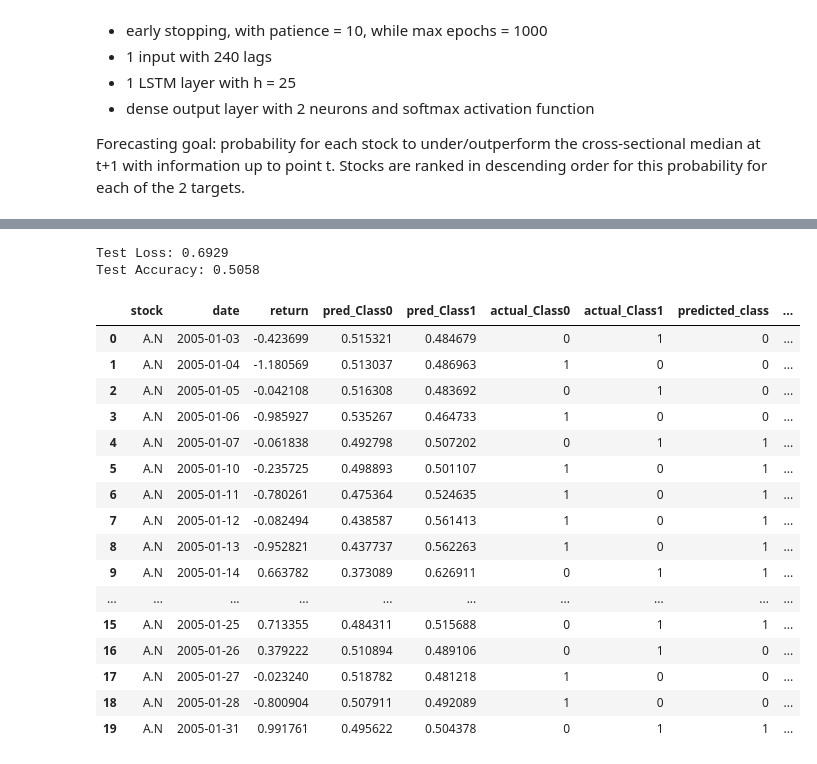
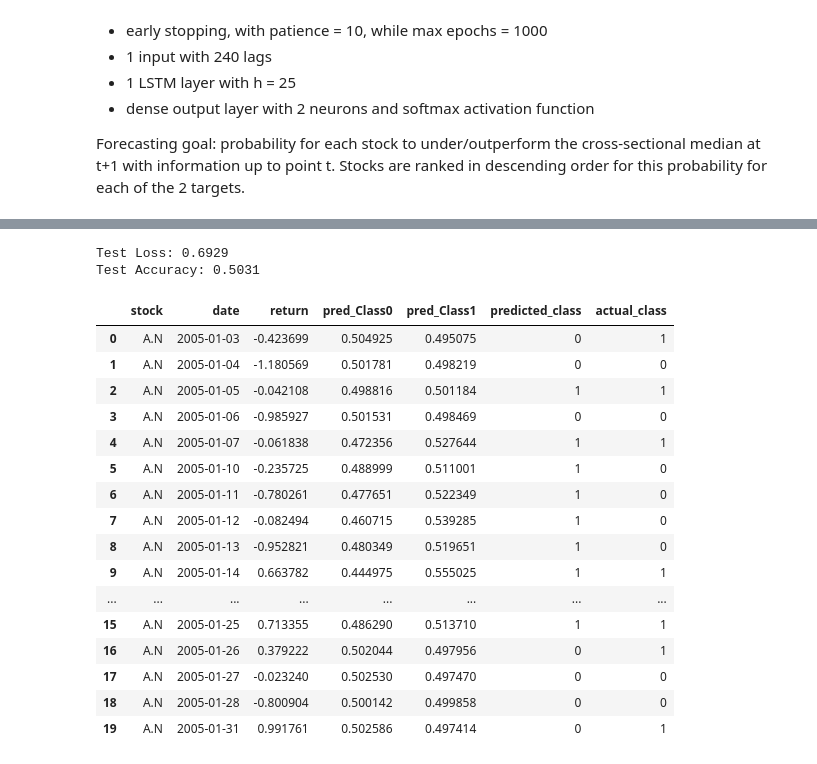
Before and after one commit to juliusd01/Deep_Learning, a Jupyter notebook: Research/Finance/Stock_Returns/Krauss/survivor-bias-free_s&p.ipynb, the cells around one changed output, grey strips where cells are left out. Cells and saved outputs as stored; diff of their text form; code cells hidden in the pictures.

```diff
--- a/Research/Finance/Stock_Returns/Krauss/survivor-bias-free_s&p.ipynb
+++ b/Research/Finance/Stock_Returns/Krauss/survivor-bias-free_s&p.ipynb
@@ -301,6 +412,7 @@ window = 240  # number of past days in each sequence
 sequences = []
 
 for stock, group in stacked_returns.groupby('stock'):
+    group = group.sort_values(by='date')
     vals = group['return'].values
 
     # create rolling sequences of length 240
@@ -471,9 +584,9 @@ LSTMModel(
 # %%
 # Convert data to PyTorch tensors
 X_train_tensor = torch.FloatTensor(X_train).to(device)
-y_train_tensor = torch.FloatTensor(y_train).to(device)
+y_train_tensor = torch.LongTensor(y_train).to(device)
 X_val_tensor = torch.FloatTensor(X_val).to(device)
-y_val_tensor = torch.FloatTensor(y_val).to(device)
+y_val_tensor = torch.LongTensor(y_val).to(device)
 
 # Create data loaders
 train_dataset = TensorDataset(X_train_tensor, y_train_tensor)
@@ -483,7 +596,17 @@ val_loader = DataLoader(val_dataset, batch_size=32, shuffle=False)
 
 # Define loss and optimizer
 criterion = nn.CrossEntropyLoss()
-optimizer = optim.RMSprop(model.parameters(), lr=0.001)
+optimizer = optim.Adam(model.parameters(), lr=0.001)
+
+# Learning rate scheduler - reduces LR when validation loss plateaus
+scheduler = optim.lr_scheduler.ReduceLROnPlateau(
+    optimizer,
+    mode='min',           # minimize validation loss
+    factor=0.5,           # reduce LR by half
+    patience=5,           # wait 5 epochs before reducing
+    verbose=True,         # print when LR is reduced
+    min_lr=1e-6          # minimum learning rate
+)
 
 # Training loop with early stopping
 best_val_loss = float('inf')
@@ -498,16 +621,15 @@ for epoch in range(max_epochs):
     train_correct = 0
     train_total = 0
 
-    for batch_X, batch_y in train_loader:
+    for batch_X, labels in train_loader:
         optimizer.zero_grad()
         outputs = model(batch_X)
-        loss = criterion(outputs, batch_y)
+        loss = criterion(outputs, labels)
         loss.backward()
         optimizer.step()
 
         train_loss += loss.item()
         _, predicted = torch.max(outputs.data, 1)
-        _, labels = torch.max(batch_y, 1)
         train_total += labels.size(0)
         train_correct += (predicted == labels).sum().item()
 
@@ -518,13 +640,12 @@ for epoch in range(max_epochs):
     val_total = 0
 
     with torch.no_grad():
-        for batch_X, batch_y in val_loader:
+        for batch_X, labels in val_loader:
             outputs = model(batch_X)
-            loss = criterion(outputs, batch_y)
+            loss = criterion(outputs, labels)
 
             val_loss += loss.item()
             _, predicted = torch.max(outputs.data, 1)
-            _, labels = torch.max(batch_y, 1)
             val_total += labels.size(0)
             val_correct += (predicted == labels).sum().item()
 
@@ -533,7 +654,11 @@ for epoch in range(max_epochs):
     train_acc = train_correct / train_total
     val_acc = val_correct / val_total
 
-    print(f'Epoch {epoch+1}/{max_epochs} - Train Loss: {train_loss:.4f}, Train Acc: {train_acc:.4f}, Val Loss: {val_loss:.4f}, Val Acc: {val_acc:.4f}')
+    # Step the learning rate scheduler
+    scheduler.step(val_loss)
+    current_lr = optimizer.param_groups[0]['lr']
+
+    print(f'Epoch {epoch+1}/{max_epochs} - Train Loss: {train_loss:.4f}, Train Acc: {train_acc:.4f}, Val Loss: {val_loss:.4f}, Val Acc: {val_acc:.4f}, LR: {current_lr:.6f}')
 
     # Early stopping
     if val_loss < best_val_loss:
@@ -571,53 +696,53 @@ Training complete!
 # %%
 # Evaluate on test set
 X_test_tensor = torch.FloatTensor(X_test).to(device)
-y_test_tensor = torch.FloatTensor(y_test).to(device)
+y_test_tensor = torch.LongTensor(y_test).to(device)
 
 model.eval()
 with torch.no_grad():
     predictions = model(X_test_tensor)
+    predictions = torch.softmax(predictions, dim=1)
     predictions = predictions.cpu().numpy()
 
     # Calculate test metrics
     _, predicted_labels = torch.max(torch.FloatTensor(predictions), 1)
-    _, actual_labels = torch.max(y_test_tensor, 1)
+    actual_labels = y_test_tensor
     test_accuracy = (predicted_labels == actual_labels.cpu()).sum().item() / len(actual_labels)
 
     test_loss = criterion(torch.FloatTensor(predictions).to(device), y_test_tensor).item()
 
 print(f'Test Loss: {test_loss:.4f}')
 print(f'Test Accuracy: {test_accuracy:.4f}')
 
 # Create a DataFrame with predictions and metadata
 results_df = test_metadata.copy()
 results_df['pred_Class0'] = predictions[:, 0]
 results_df['pred_Class1'] = predictions[:, 1]
-results_df['actual_Class0'] = y_test[:, 0]
-results_df['actual_Class1'] = y_test[:, 1]
 results_df['predicted_class'] = np.argmax(predictions, axis=1)
-results_df['actual_class'] = np.argmax(y_test, axis=1)
+results_df['actual_class'] = y_test
+
 
 display(results_df.head(20))
 # %% [output]
 Test Loss: 0.6929
-Test Accuracy: 0.5058
+Test Accuracy: 0.5031
-|  | stock | date | return | pred_Class0 | pred_Class1 | actual_Class0 | actual_Class1 | predicted_class | ... |
-| 0 | A.N | 2005-01-03 | -0.423699 | 0.515321 | 0.484679 | 0 | 1 | 0 | ... |
-| 1 | A.N | 2005-01-04 | -1.180569 | 0.513037 | 0.486963 | 1 | 0 | 0 | ... |
-| 2 | A.N | 2005-01-05 | -0.042108 | 0.516308 | 0.483692 | 0 | 1 | 0 | ... |
-| 3 | A.N | 2005-01-06 | -0.985927 | 0.535267 | 0.464733 | 1 | 0 | 0 | ... |
-| 4 | A.N | 2005-01-07 | -0.061838 | 0.492798 | 0.507202 | 0 | 1 | 1 | ... |
-| 5 | A.N | 2005-01-10 | -0.235725 | 0.498893 | 0.501107 | 1 | 0 | 1 | ... |
-| 6 | A.N | 2005-01-11 | -0.780261 | 0.475364 | 0.524635 | 1 | 0 | 1 | ... |
-| 7 | A.N | 2005-01-12 | -0.082494 | 0.438587 | 0.561413 | 1 | 0 | 1 | ... |
-| 8 | A.N | 2005-01-13 | -0.952821 | 0.437737 | 0.562263 | 1 | 0 | 1 | ... |
-| 9 | A.N | 2005-01-14 | 0.663782 | 0.373089 | 0.626911 | 0 | 1 | 1 | ... |
-| ... | ... | ... | ... | ... | ... | ... | ... | ... | ... |
-| 15 | A.N | 2005-01-25 | 0.713355 | 0.484311 | 0.515688 | 0 | 1 | 1 | ... |
-| 16 | A.N | 2005-01-26 | 0.379222 | 0.510894 | 0.489106 | 0 | 1 | 0 | ... |
-| 17 | A.N | 2005-01-27 | -0.023240 | 0.518782 | 0.481218 | 1 | 0 | 0 | ... |
-| 18 | A.N | 2005-01-28 | -0.800904 | 0.507911 | 0.492089 | 1 | 0 | 0 | ... |
-| 19 | A.N | 2005-01-31 | 0.991761 | 0.495622 | 0.504378 | 0 | 1 | 1 | ... |
+|  | stock | date | return | pred_Class0 | pred_Class1 | predicted_class | actual_class |
+| 0 | A.N | 2005-01-03 | -0.423699 | 0.504925 | 0.495075 | 0 | 1 |
+| 1 | A.N | 2005-01-04 | -1.180569 | 0.501781 | 0.498219 | 0 | 0 |
+| 2 | A.N | 2005-01-05 | -0.042108 | 0.498816 | 0.501184 | 1 | 1 |
+| 3 | A.N | 2005-01-06 | -0.985927 | 0.501531 | 0.498469 | 0 | 0 |
+| 4 | A.N | 2005-01-07 | -0.061838 | 0.472356 | 0.527644 | 1 | 1 |
+| 5 | A.N | 2005-01-10 | -0.235725 | 0.488999 | 0.511001 | 1 | 0 |
+| 6 | A.N | 2005-01-11 | -0.780261 | 0.477651 | 0.522349 | 1 | 0 |
+| 7 | A.N | 2005-01-12 | -0.082494 | 0.460715 | 0.539285 | 1 | 0 |
+| 8 | A.N | 2005-01-13 | -0.952821 | 0.480349 | 0.519651 | 1 | 0 |
+| 9 | A.N | 2005-01-14 | 0.663782 | 0.444975 | 0.555025 | 1 | 1 |
+| ... | ... | ... | ... | ... | ... | ... | ... |
+| 15 | A.N | 2005-01-25 | 0.713355 | 0.486290 | 0.513710 | 1 | 1 |
+| 16 | A.N | 2005-01-26 | 0.379222 | 0.502044 | 0.497956 | 0 | 1 |
+| 17 | A.N | 2005-01-27 | -0.023240 | 0.502530 | 0.497470 | 0 | 0 |
+| 18 | A.N | 2005-01-28 | -0.800904 | 0.500142 | 0.499858 | 0 | 0 |
+| 19 | A.N | 2005-01-31 | 0.991761 | 0.502586 | 0.497414 | 0 | 1 |
 # %%
 results_df.to_csv('output/predictions_2005.csv')
 # %%
```
Also changed, not shown: parts of 12 cells of this notebook, 18 other files.
